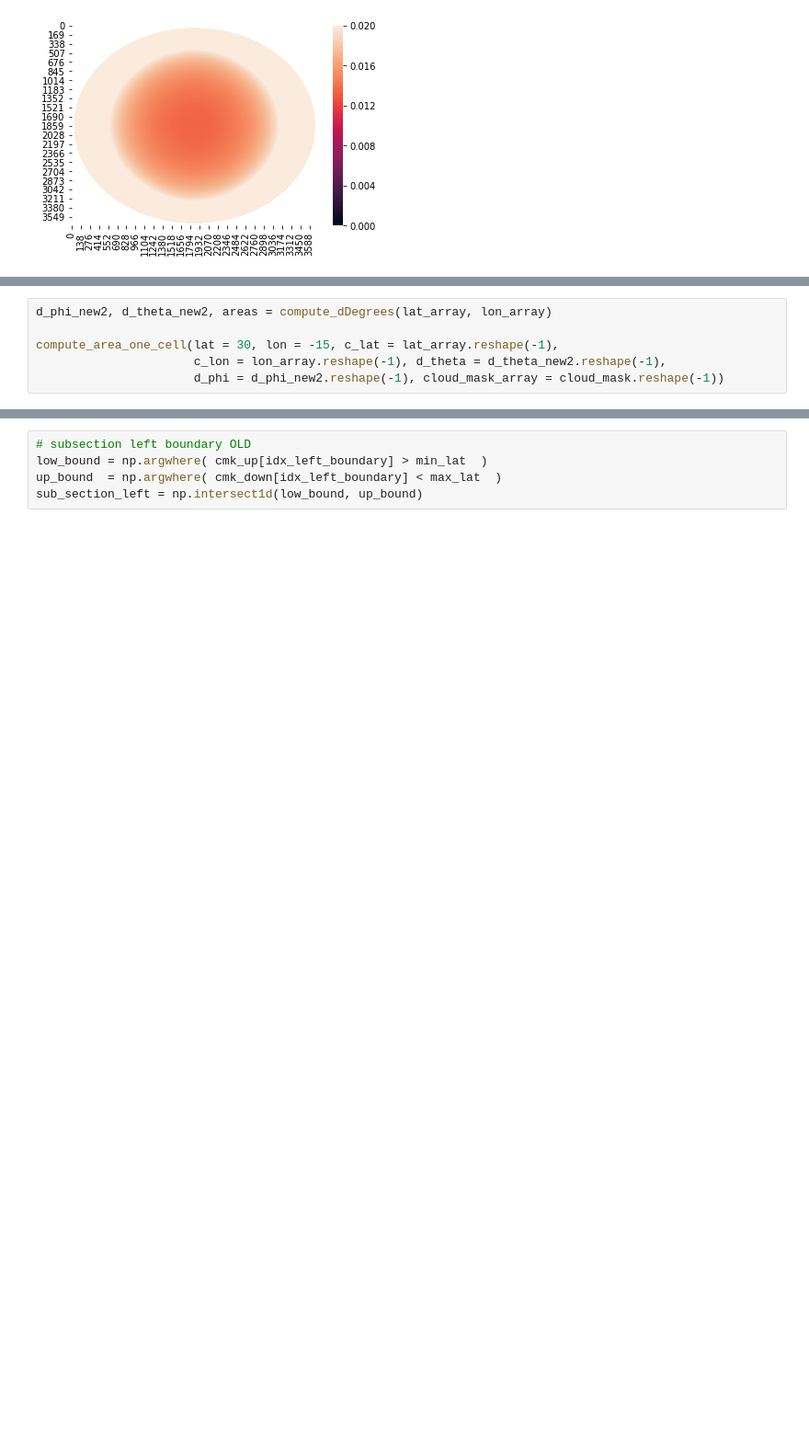
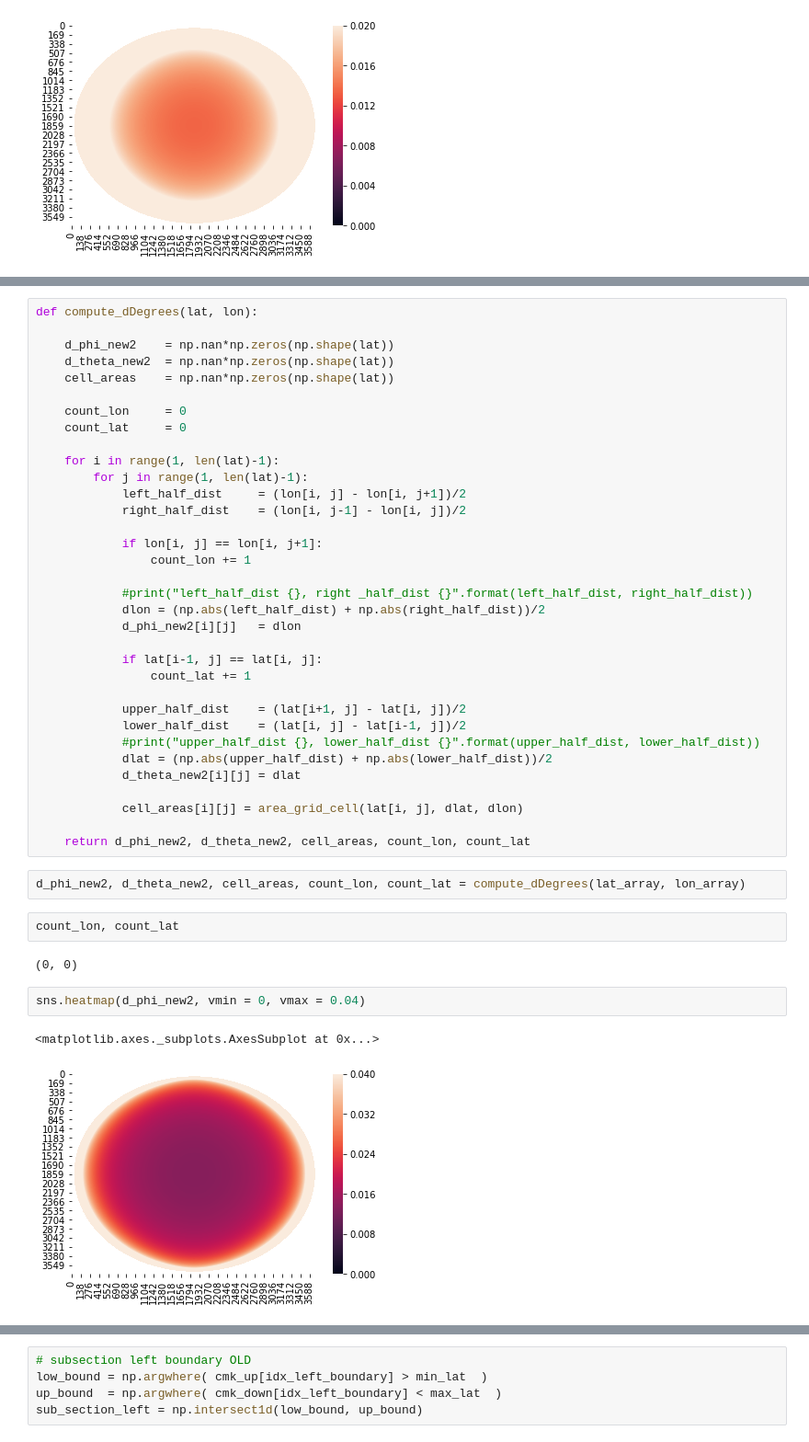
Before and after one commit to hannasv/ms, a Jupyter notebook: notebooks/TestdPhidTheta.ipynb, the cells around one changed output, grey strips where cells are left out. Shown at 92% size. Cells and saved outputs as stored; diff of their text form; blank space fills up the shorter version.

```diff
--- a/notebooks/TestdPhidTheta.ipynb
+++ b/notebooks/TestdPhidTheta.ipynb
@@ -223,6 +44,0 @@ NameError: name 'd_theta_new2' is not defined
-# %%
-d_phi_new2, d_theta_new2, areas = compute_dDegrees(lat_array, lon_array)
-
-compute_area_one_cell(lat = 30, lon = -15, c_lat = lat_array.reshape(-1),
-                      c_lon = lon_array.reshape(-1), d_theta = d_theta_new2.reshape(-1),
-                      d_phi = d_phi_new2.reshape(-1), cloud_mask_array = cloud_mask.reshape(-1))
@@ -341,0 +82,45 @@ len(idx_up_boundary)
+# %%
+def compute_dDegrees(lat, lon):
+
+    d_phi_new2    = np.nan*np.zeros(np.shape(lat))
+    d_theta_new2  = np.nan*np.zeros(np.shape(lat))
+    cell_areas    = np.nan*np.zeros(np.shape(lat))
+
+    count_lon     = 0
+    count_lat     = 0
+
+    for i in range(1, len(lat)-1):
+        for j in range(1, len(lat)-1):
+            left_half_dist     = (lon[i, j] - lon[i, j+1])/2
+            right_half_dist    = (lon[i, j-1] - lon[i, j])/2
+
+            if lon[i, j] == lon[i, j+1]:
+                count_lon += 1
+
+            #print("left_half_dist {}, right _half_dist {}".format(left_half_dist, right_half_dist))
+            dlon = (np.abs(left_half_dist) + np.abs(right_half_dist))/2
+            d_phi_new2[i][j]   = dlon
+
+            if lat[i-1, j] == lat[i, j]:
+                count_lat += 1
+
+            upper_half_dist    = (lat[i+1, j] - lat[i, j])/2
+            lower_half_dist    = (lat[i, j] - lat[i-1, j])/2
+            #print("upper_half_dist {}, lower_half_dist {}".format(upper_half_dist, lower_half_dist))
+            dlat = (np.abs(upper_half_dist) + np.abs(lower_half_dist))/2
+            d_theta_new2[i][j] = dlat
+
+            cell_areas[i][j] = area_grid_cell(lat[i, j], dlat, dlon)
+
+    return d_phi_new2, d_theta_new2, cell_areas, count_lon, count_lat
+# %%
+d_phi_new2, d_theta_new2, cell_areas, count_lon, count_lat = compute_dDegrees(lat_array, lon_array)
+# %%
+count_lon, count_lat
+# %% [output]
+(0, 0)
+# %%
+sns.heatmap(d_phi_new2, vmin = 0, vmax = 0.04)
+# %% [output]
+<matplotlib.axes._subplots.AxesSubplot at 0x...>
+[figure, added]
```
Also changed, not shown: parts of 88 cells of this notebook, 7 other files.
